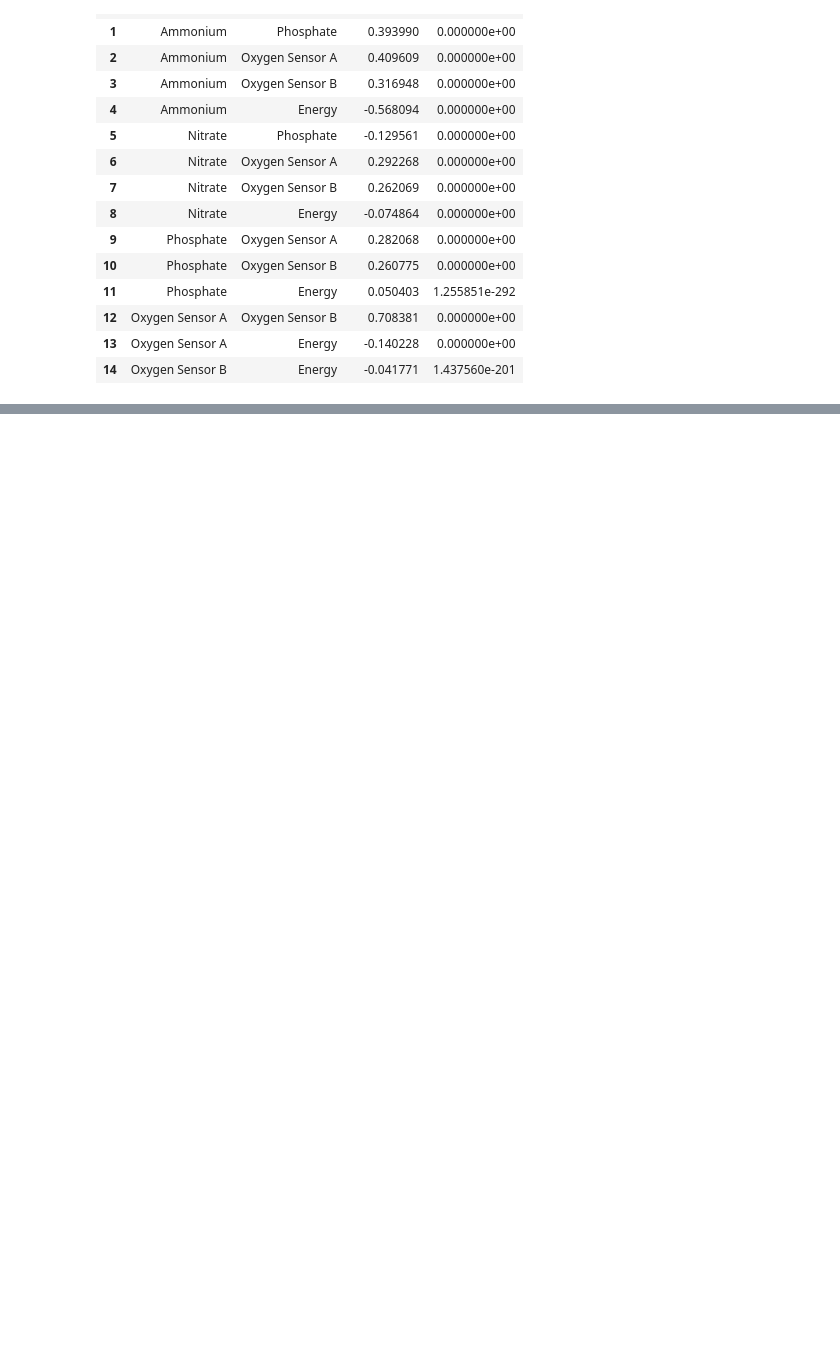
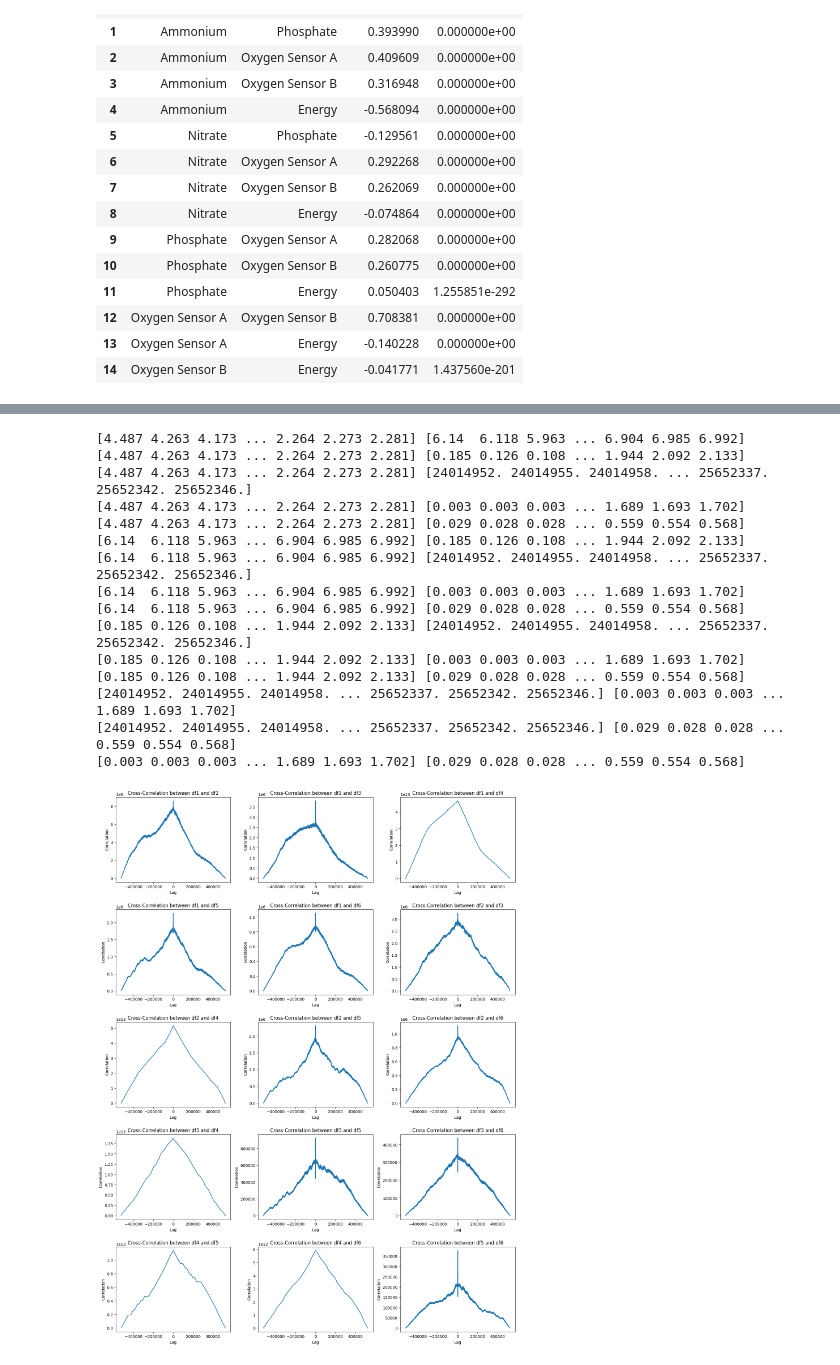
Before and after one commit to Digital-Twin-HZ/Digital_Twin, a Jupyter notebook: modelling/eda.ipynb, the cells around one changed output, grey strips where cells are left out. Cells and saved outputs as stored; diff of their text form; code cells hidden in the pictures; blank space fills up the shorter version.

```diff
--- a/modelling/eda.ipynb
+++ b/modelling/eda.ipynb
@@ -106,0 +134,48 @@ ValueError: index cannot be a set
+# %%
+time_series_data = {
+    'df1': np.array(ammonium_df),
+    'df2': np.array(nitrate_df),
+    'df3': np.array(phosphate_df),
+    'df4': np.array(energy_df),
+    'df5': np.array(oxygen_df),
+    'df6': np.array(oxygen_df2),
+}
+
+# Function to compute cross-correlation
+def compute_cross_correlation(series1, series2):
+    print(series1, series2)
+    lags = np.arange(-len(series1) + 1, len(series2))
+    corr = np.correlate(series1, series2, mode='full')
+    return lags, corr
+
+# Iterate over each pair of dataframes and plot cross-correlation
+plt.figure(figsize=(15, 20))
+plot_number = 1
+for (name1, series1), (name2, series2) in combinations(time_series_data.items(), 2):
+    lags, corr = compute_cross_correlation(series1, series2)
+    plt.subplot(5, 3, plot_number)
+    plt.plot(lags, corr)
+    plt.title(f'Cross-Correlation between {name1} and {name2}')
+    plt.xlabel('Lag')
+    plt.ylabel('Correlation')
+    plot_number += 1
+
+plt.tight_layout()
+plt.show()
+# %% [output]
+[4.487 4.263 4.173 ... 2.264 2.273 2.281] [6.14  6.118 5.963 ... 6.904 6.985 6.992]
+[4.487 4.263 4.173 ... 2.264 2.273 2.281] [0.185 0.126 0.108 ... 1.944 2.092 2.133]
+[4.487 4.263 4.173 ... 2.264 2.273 2.281] [24014952. 24014955. 24014958. ... 25652337. 25652342. 25652346.]
+[4.487 4.263 4.173 ... 2.264 2.273 2.281] [0.003 0.003 0.003 ... 1.689 1.693 1.702]
+[4.487 4.263 4.173 ... 2.264 2.273 2.281] [0.029 0.028 0.028 ... 0.559 0.554 0.568]
+[6.14  6.118 5.963 ... 6.904 6.985 6.992] [0.185 0.126 0.108 ... 1.944 2.092 2.133]
+[6.14  6.118 5.963 ... 6.904 6.985 6.992] [24014952. 24014955. 24014958. ... 25652337. 25652342. 25652346.]
+[6.14  6.118 5.963 ... 6.904 6.985 6.992] [0.003 0.003 0.003 ... 1.689 1.693 1.702]
+[6.14  6.118 5.963 ... 6.904 6.985 6.992] [0.029 0.028 0.028 ... 0.559 0.554 0.568]
+[0.185 0.126 0.108 ... 1.944 2.092 2.133] [24014952. 24014955. 24014958. ... 25652337. 25652342. 25652346.]
+[0.185 0.126 0.108 ... 1.944 2.092 2.133] [0.003 0.003 0.003 ... 1.689 1.693 1.702]
+[0.185 0.126 0.108 ... 1.944 2.092 2.133] [0.029 0.028 0.028 ... 0.559 0.554 0.568]
+[24014952. 24014955. 24014958. ... 25652337. 25652342. 25652346.] [0.003 0.003 0.003 ... 1.689 1.693 1.702]
+[24014952. 24014955. 24014958. ... 25652337. 25652342. 25652346.] [0.029 0.028 0.028 ... 0.559 0.554 0.568]
+[0.003 0.003 0.003 ... 1.689 1.693 1.702] [0.029 0.028 0.028 ... 0.559 0.554 0.568]
+[figure, added]
```
Also changed, not shown: parts of 5 cells of this notebook, 1 other file.
